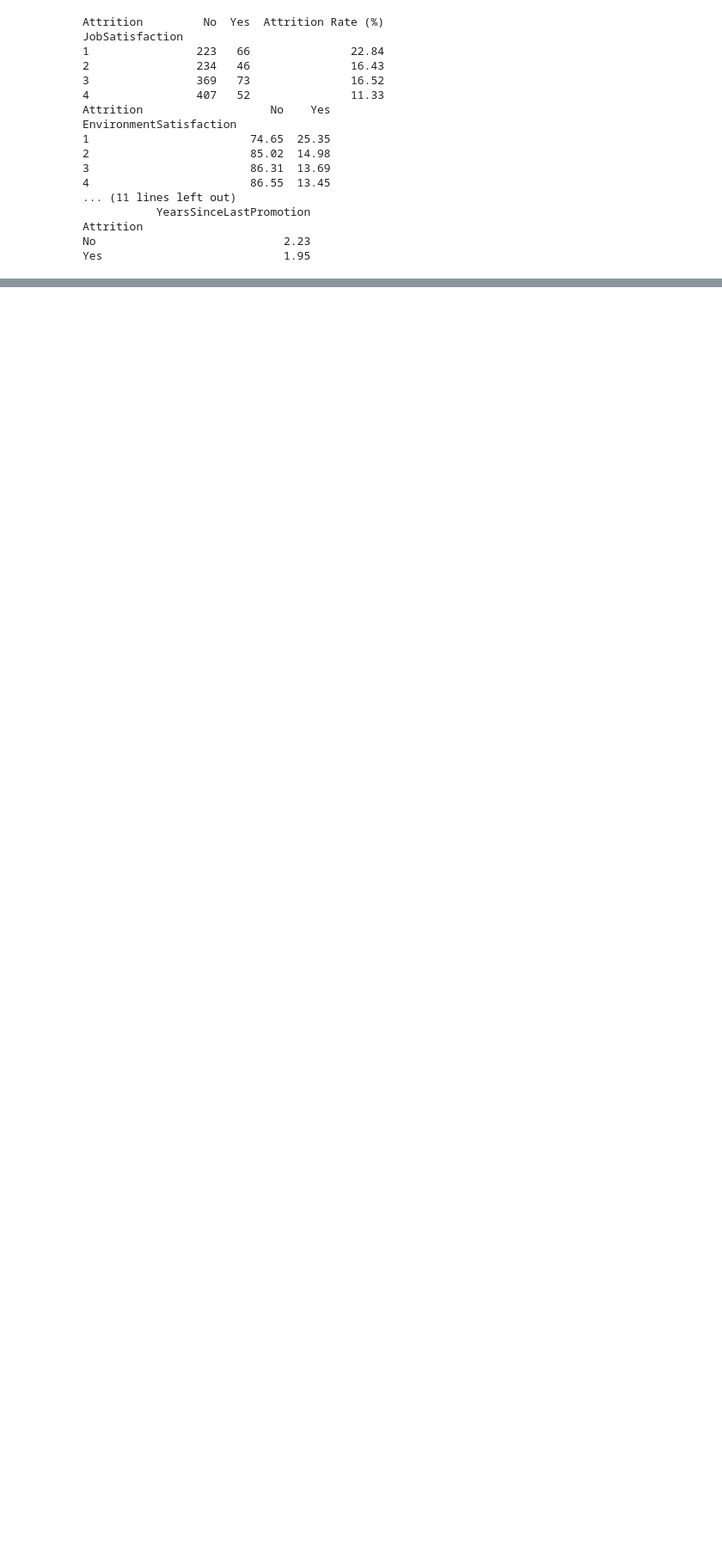
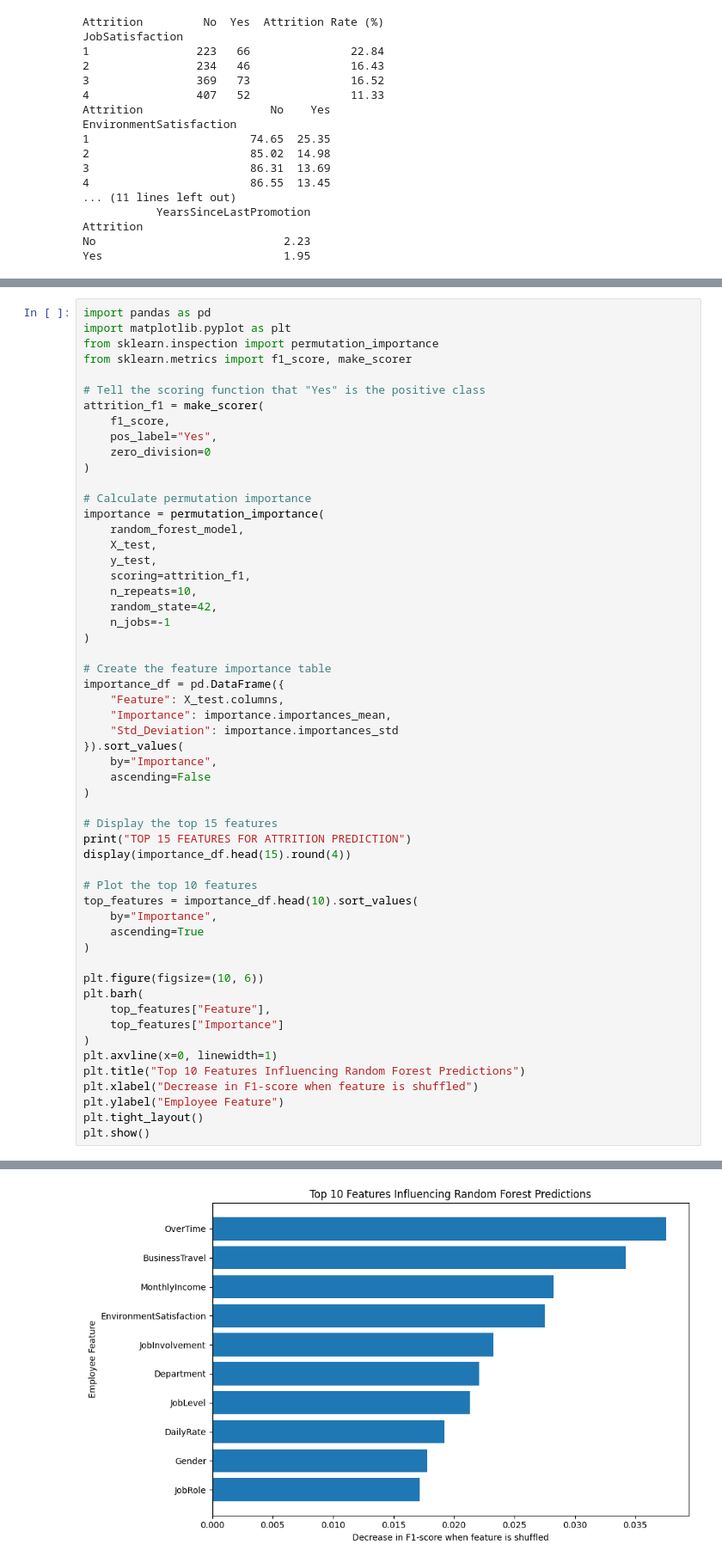
Before and after one commit to GJebres/LHUBCapstoneProject, a Jupyter notebook: CapstoneHRAnalytics.ipynb, the cells around one changed output, grey strips where cells are left out. Shown at 86% size. Drawn from its saved outputs; the diff is of its cells as text; blank space fills up the shorter version.

```diff
--- a/CapstoneHRAnalytics.ipynb
+++ b/CapstoneHRAnalytics.ipynb
@@ -869,0 +1217,56 @@ Over 10 years              246              20              8.13
+# %%
+import pandas as pd
+import matplotlib.pyplot as plt
+from sklearn.inspection import permutation_importance
+from sklearn.metrics import f1_score, make_scorer
+
+# Tell the scoring function that "Yes" is the positive class
+attrition_f1 = make_scorer(
+    f1_score,
+    pos_label="Yes",
+    zero_division=0
+)
+
+# Calculate permutation importance
+importance = permutation_importance(
+    random_forest_model,
+    X_test,
+    y_test,
+    scoring=attrition_f1,
+    n_repeats=10,
+    random_state=42,
+    n_jobs=-1
+)
+
+# Create the feature importance table
+importance_df = pd.DataFrame({
+    "Feature": X_test.columns,
+    "Importance": importance.importances_mean,
+    "Std_Deviation": importance.importances_std
+}).sort_values(
+    by="Importance",
+    ascending=False
+)
+
+# Display the top 15 features
+print("TOP 15 FEATURES FOR ATTRITION PREDICTION")
+display(importance_df.head(15).round(4))
+
+# Plot the top 10 features
+top_features = importance_df.head(10).sort_values(
+    by="Importance",
+    ascending=True
+)
+
+plt.figure(figsize=(10, 6))
+plt.barh(
+    top_features["Feature"],
+    top_features["Importance"]
+)
+plt.axvline(x=0, linewidth=1)
+plt.title("Top 10 Features Influencing Random Forest Predictions")
+plt.xlabel("Decrease in F1-score when feature is shuffled")
+plt.ylabel("Employee Feature")
+plt.tight_layout()
+plt.show()
+# %% [output]
@@ -869,0 +1290 @@ Over 10 years              246              20              8.13
+[figure, added]
```
Also changed, not shown: parts of 22 cells of this notebook.
